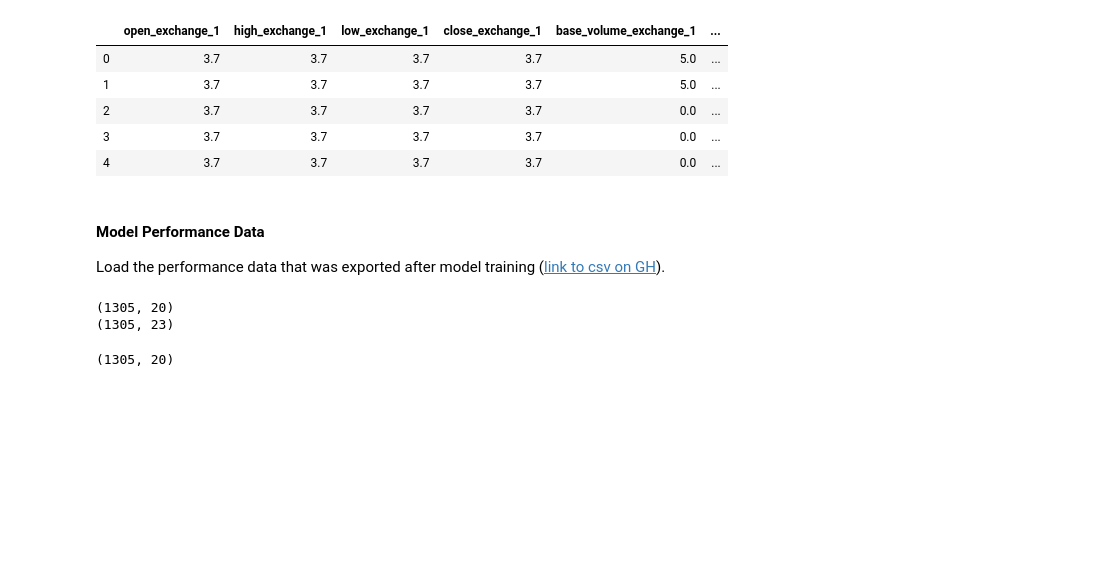
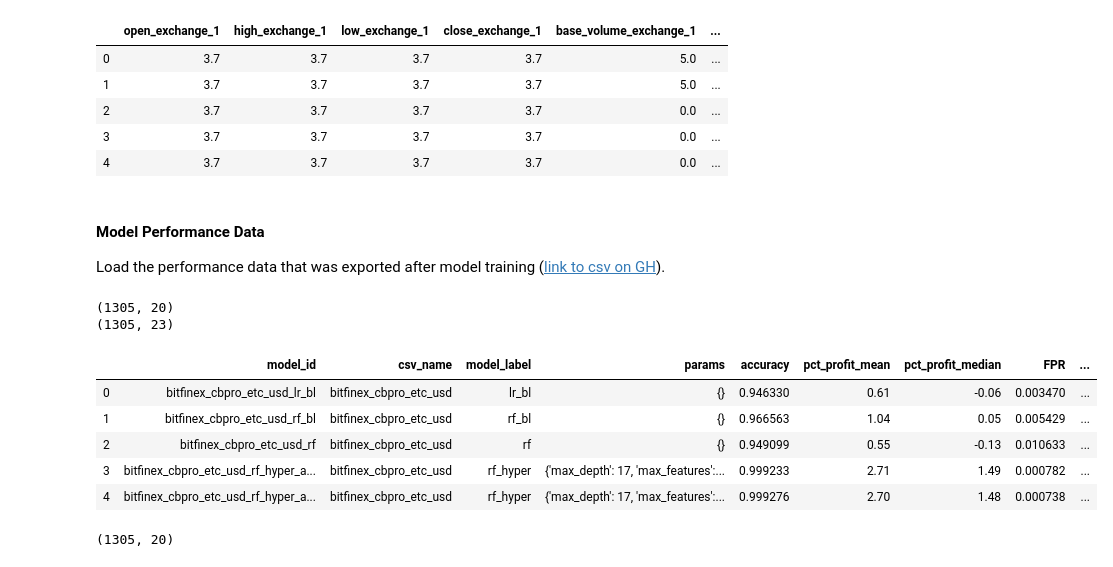
Before and after one commit to Cryptolytic-app/cryptolyticapp, a Jupyter notebook: modeling/3_arbitrage_model_evaluation.ipynb, the cells around one changed output. Drawn from its saved outputs; the diff is of its cells as text; code cells hidden in the pictures; blank space fills up the shorter version.

```diff
--- a/modeling/3_arbitrage_model_evaluation.ipynb
+++ b/modeling/3_arbitrage_model_evaluation.ipynb
@@ -187,21 +187,29 @@ Load the performance data that was exported after model training ([link to csv o
 # %%
 # delete this cell later
 perf2 = pd.read_csv('data/model_perf_test.csv')
 # print(perf2.shape)
 perf2.head()
 
 perf1 = perf_df[perf_df['model_label'] == 'rf_hyper']
 perf_new = perf2.append(perf1, sort=False)
 print(perf_new.shape)
 
 perf_new = pd.merge(perf_new, dist_df, on='csv_name')
 print(perf_new.shape) # (1305, 23)
+perf_df = perf_new.copy()
 perf_new.head()
 
+
 # perf_new.to_csv('model_perf_new.csv', index=False)
 # %% [output]
 (1305, 20)
 (1305, 23)
+|  | model_id | csv_name | model_label | params | accuracy | pct_profit_mean | pct_profit_median | FPR | ... |
+| 0 | bitfinex_cbpro_etc_usd_lr_bl | bitfinex_cbpro_etc_usd | lr_bl | {} | 0.946330 | 0.61 | -0.06 | 0.003470 | ... |
+| 1 | bitfinex_cbpro_etc_usd_rf_bl | bitfinex_cbpro_etc_usd | rf_bl | {} | 0.966563 | 1.04 | 0.05 | 0.005429 | ... |
+| 2 | bitfinex_cbpro_etc_usd_rf | bitfinex_cbpro_etc_usd | rf | {} | 0.949099 | 0.55 | -0.13 | 0.010633 | ... |
+| 3 | bitfinex_cbpro_etc_usd_rf_hyper_a... | bitfinex_cbpro_etc_usd | rf_hyper | {'max_depth': 17, 'max_features':... | 0.999233 | 2.71 | 1.49 | 0.000782 | ... |
+| 4 | bitfinex_cbpro_etc_usd_rf_hyper_a... | bitfinex_cbpro_etc_usd | rf_hyper | {'max_depth': 17, 'max_features':... | 0.999276 | 2.70 | 1.48 | 0.000738 | ... |
 # %%
 perf_df = pd.read_csv('data/model_perf.csv')
 print(perf_df.shape) # (1305, 20)
```
Also changed, not shown: parts of 3 cells of this notebook.
